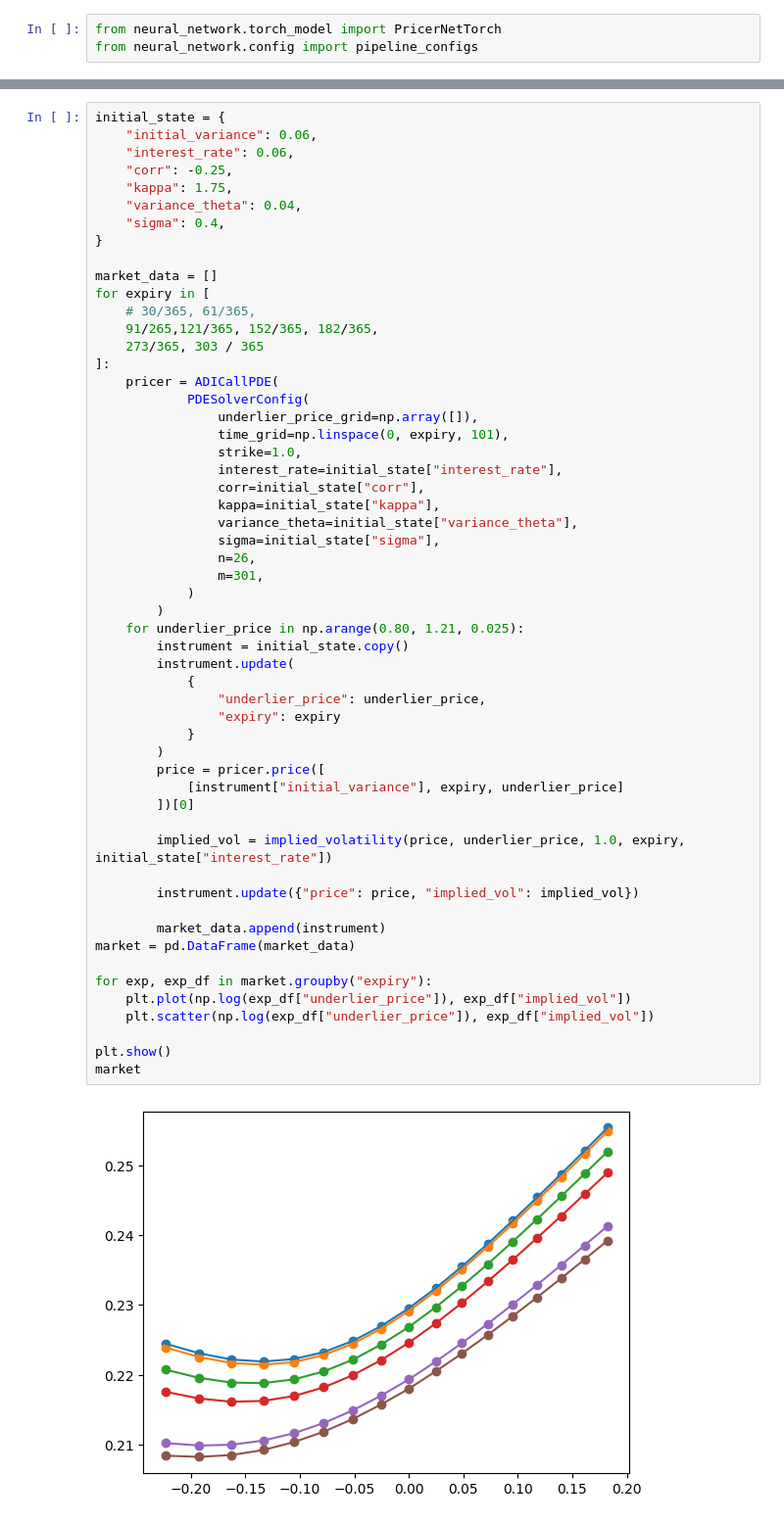
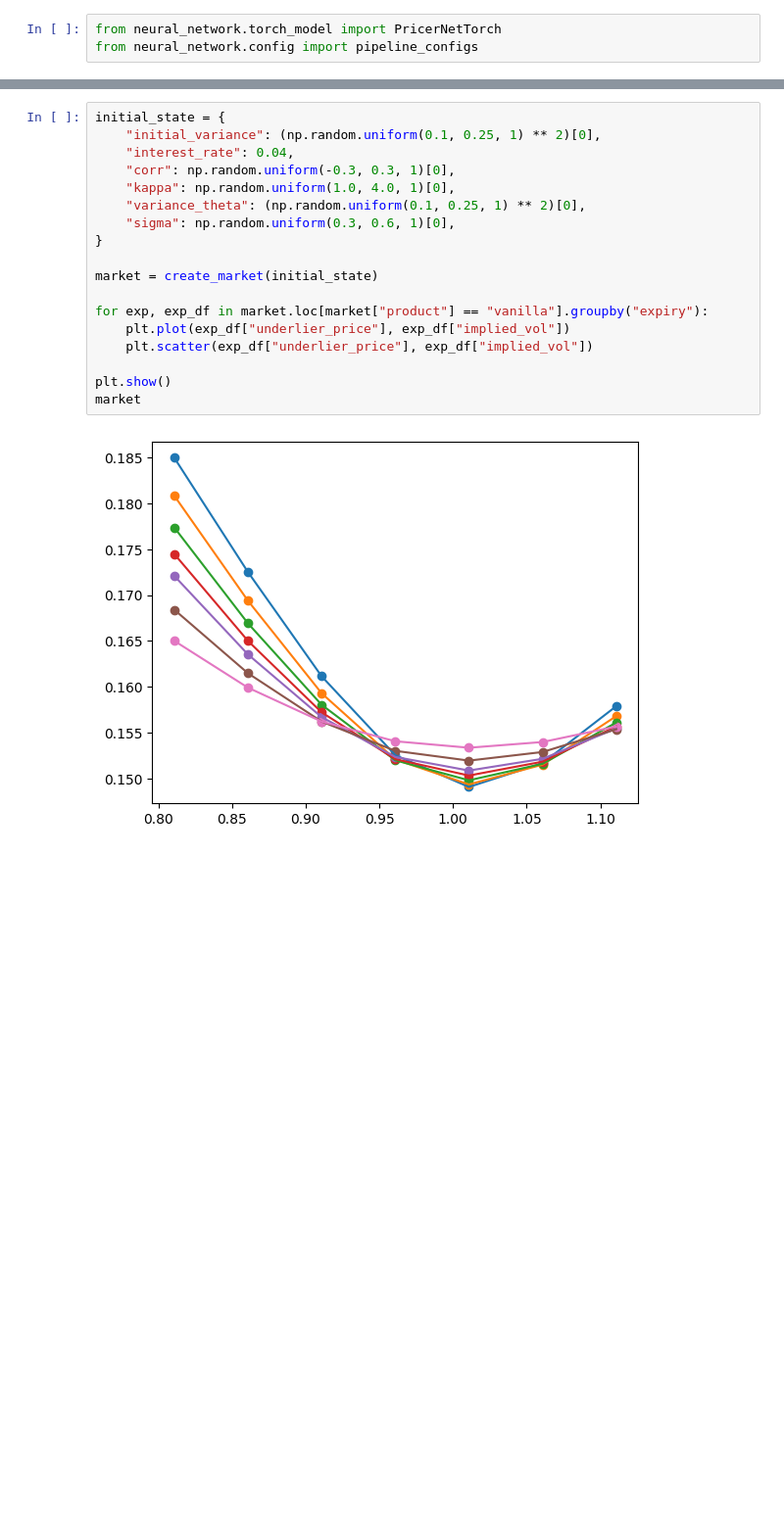
Before and after one commit to HKristof136/msc_thesis_2025, a Jupyter notebook: calibration/calib_notebook.ipynb, the cells around one changed output, grey strips where cells are left out. Shown: that part at 98% size. Saved outputs shown, nothing was run; the diff lists cells and outputs as text; blank space fills up the shorter version.

```diff
--- a/calibration/calib_notebook.ipynb
+++ b/calibration/calib_notebook.ipynb
@@ -93,58 +231,21 @@ PricerNetTorch(
 # %%
 initial_state = {
-    "initial_variance": 0.06,
-    "interest_rate": 0.06,
-    "corr": -0.25,
-    "kappa": 1.75,
-    "variance_theta": 0.04,
-    "sigma": 0.4,
+    "initial_variance": (np.random.uniform(0.1, 0.25, 1) ** 2)[0],
+    "interest_rate": 0.04,
+    "corr": np.random.uniform(-0.3, 0.3, 1)[0],
+    "kappa": np.random.uniform(1.0, 4.0, 1)[0],
+    "variance_theta": (np.random.uniform(0.1, 0.25, 1) ** 2)[0],
+    "sigma": np.random.uniform(0.3, 0.6, 1)[0],
 }
 
-market_data = []
-for expiry in [
-    # 30/365, 61/365,
-    91/265,121/365, 152/365, 182/365,
-    273/365, 303 / 365
-]:
-    pricer = ADICallPDE(
-            PDESolverConfig(
-                underlier_price_grid=np.array([]),
-                time_grid=np.linspace(0, expiry, 101),
-                strike=1.0,
-                interest_rate=initial_state["interest_rate"],
-                corr=initial_state["corr"],
-                kappa=initial_state["kappa"],
-                variance_theta=initial_state["variance_theta"],
-                sigma=initial_state["sigma"],
-                n=26,
-                m=301,
-            )
-        )
-    for underlier_price in np.arange(0.80, 1.21, 0.025):
-        instrument = initial_state.copy()
-        instrument.update(
-            {
-                "underlier_price": underlier_price,
-                "expiry": expiry
-            }
-        )
-        price = pricer.price([
-            [instrument["initial_variance"], expiry, underlier_price]
-        ])[0]
+market = create_market(initial_state)
 
-        implied_vol = implied_volatility(price, underlier_price, 1.0, expiry, initial_state["interest_rate"])
-
-        instrument.update({"price": price, "implied_vol": implied_vol})
-
-        market_data.append(instrument)
-market = pd.DataFrame(market_data)
-
-for exp, exp_df in market.groupby("expiry"):
-    plt.plot(np.log(exp_df["underlier_price"]), exp_df["implied_vol"])
-    plt.scatter(np.log(exp_df["underlier_price"]), exp_df["implied_vol"])
+for exp, exp_df in market.loc[market["product"] == "vanilla"].groupby("expiry"):
+    plt.plot(exp_df["underlier_price"], exp_df["implied_vol"])
+    plt.scatter(exp_df["underlier_price"], exp_df["implied_vol"])
 
 plt.show()
 market
 # %% [output]
-[figure, old version]
+[figure, new version]
 |  | initial_variance | interest_rate | corr | kappa | variance_theta | sigma | underlier_price | expiry | ... |
```
Also changed, not shown: parts of 19 cells of this notebook, 13 other files.
